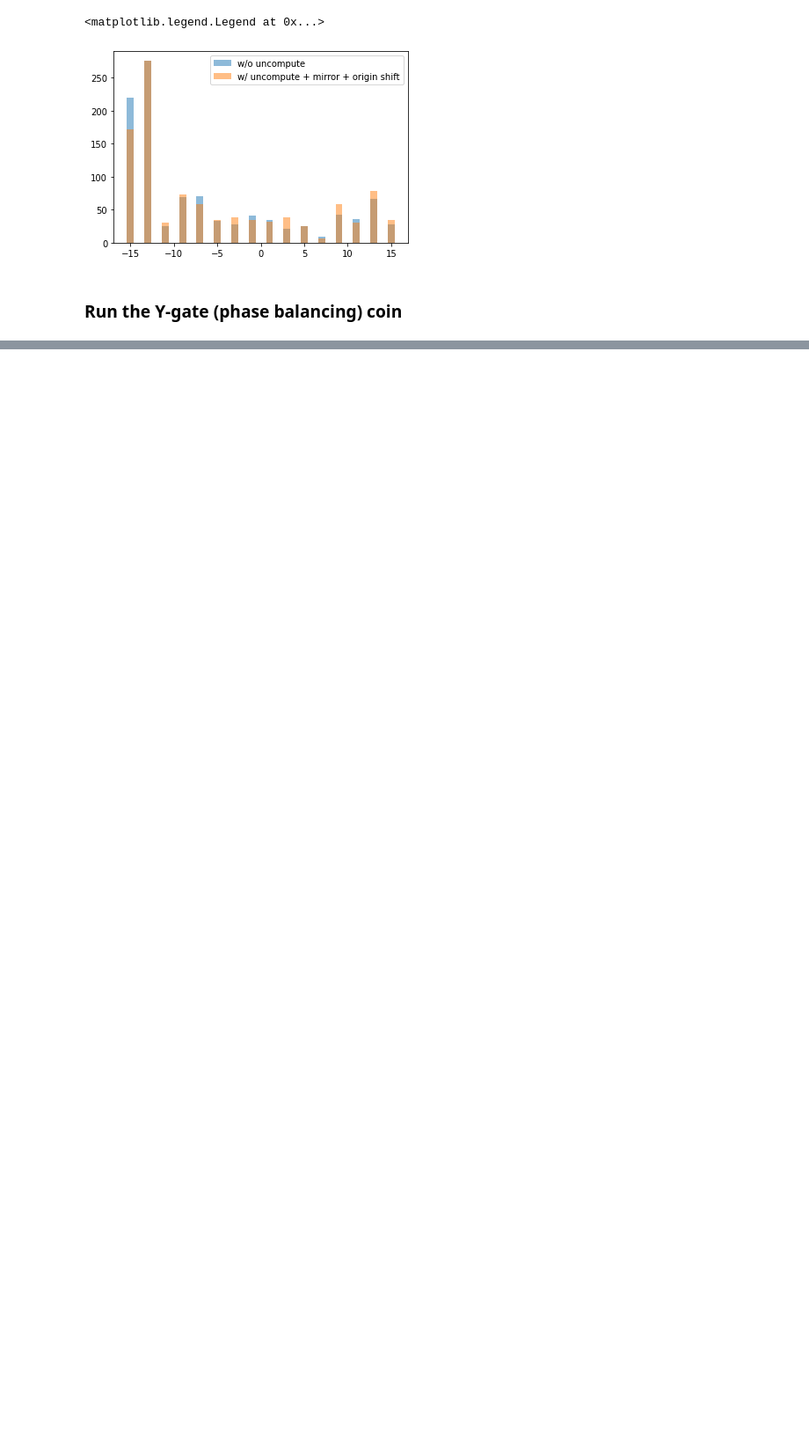
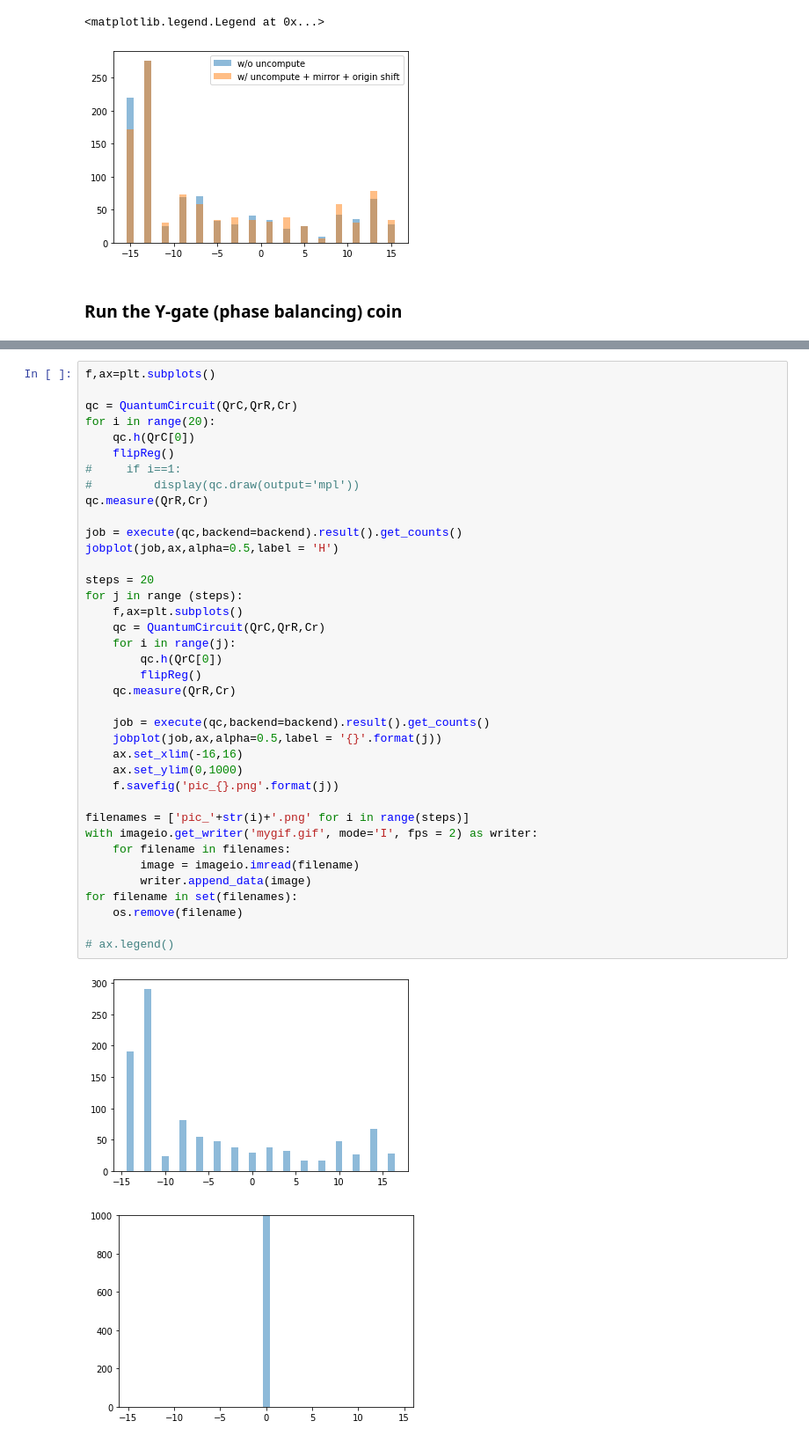
Before and after one commit to wslu42/QCHack_walkwPhase, a Jupyter notebook: quantum_walk_wsLu.ipynb, the cells around one changed output, grey strips where cells are left out. Shown at 88% size. Cells and saved outputs as stored; diff of their text form; blank space fills up the shorter version.

```diff
--- a/quantum_walk_wsLu.ipynb
+++ b/quantum_walk_wsLu.ipynb
@@ -434,0 +462,41 @@ ax.legend()
+# %%
+f,ax=plt.subplots()
+
+qc = QuantumCircuit(QrC,QrR,Cr)
+for i in range(20):
+    qc.h(QrC[0])
+    flipReg()
+#     if i==1:
+#         display(qc.draw(output='mpl'))
+qc.measure(QrR,Cr)
+
+job = execute(qc,backend=backend).result().get_counts()
+jobplot(job,ax,alpha=0.5,label = 'H')
+
+steps = 20
+for j in range (steps):
+    f,ax=plt.subplots()
+    qc = QuantumCircuit(QrC,QrR,Cr)
+    for i in range(j):
+        qc.h(QrC[0])
+        flipReg()
+    qc.measure(QrR,Cr)
+
+    job = execute(qc,backend=backend).result().get_counts()
+    jobplot(job,ax,alpha=0.5,label = '{}'.format(j))
+    ax.set_xlim(-16,16)
+    ax.set_ylim(0,1000)
+    f.savefig('pic_{}.png'.format(j))
+
+filenames = ['pic_'+str(i)+'.png' for i in range(steps)]
+with imageio.get_writer('mygif.gif', mode='I', fps = 2) as writer:
+    for filename in filenames:
+        image = imageio.imread(filename)
+        writer.append_data(image)
+for filename in set(filenames):
+    os.remove(filename)
+
+# ax.legend()
+# %% [output]
+[figure, added]
+[figure, added]
```
Also changed, not shown: parts of 5 cells of this notebook.
